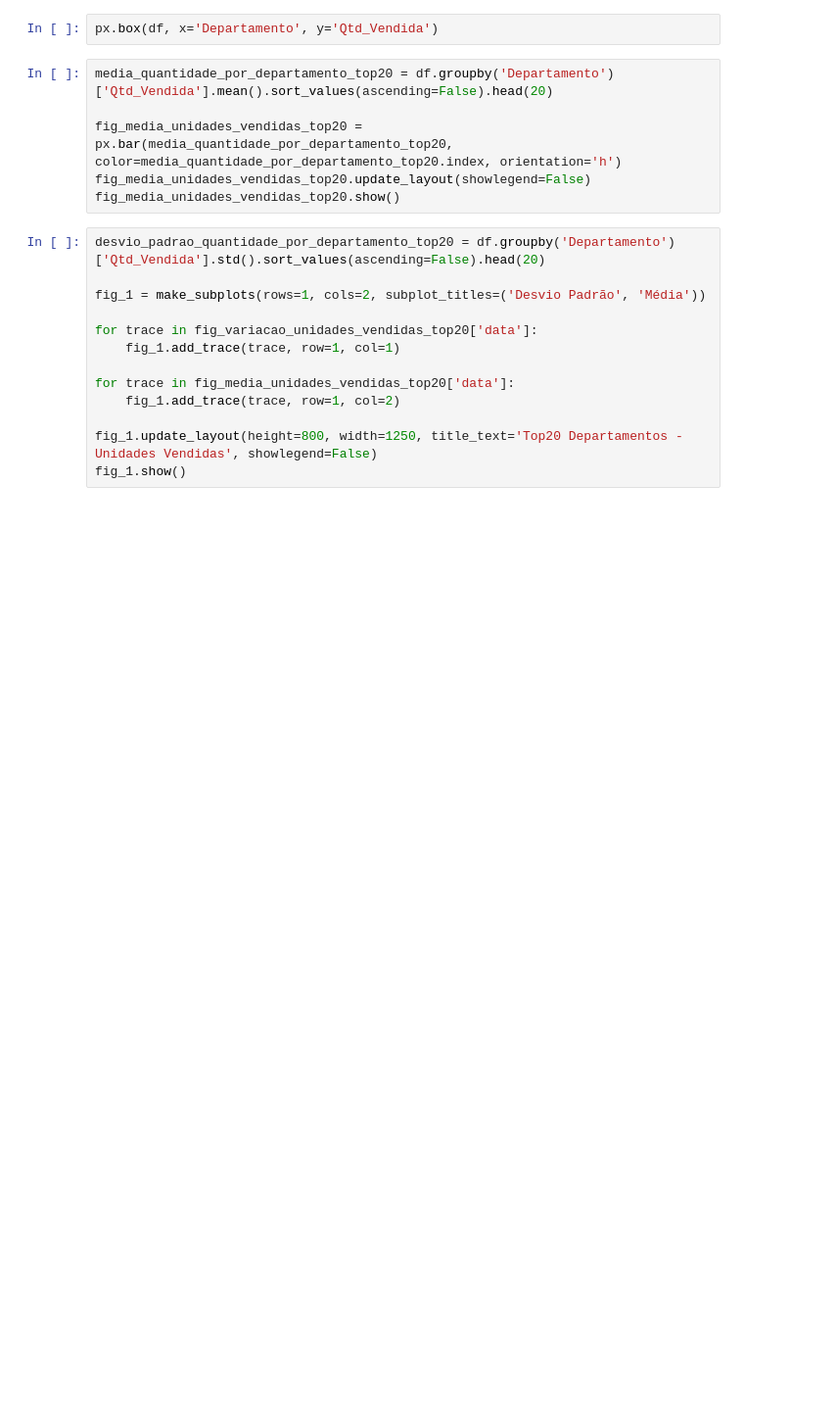
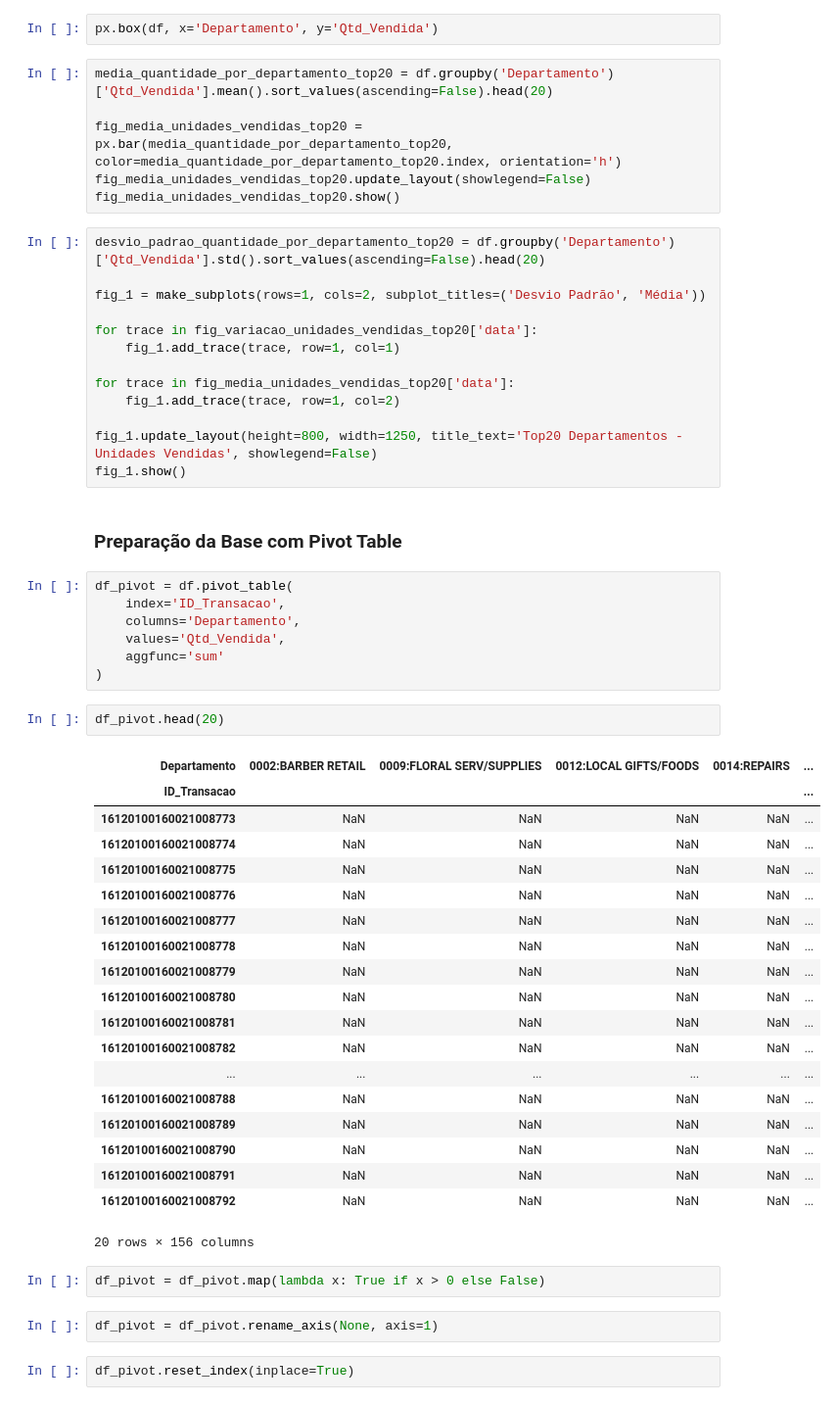
Before and after one commit to danilotavares-dev/association_roles_market_basket_analysis, a Jupyter notebook: market_basket_analysis.ipynb, the cells around one changed output. Shown at 98% size. Drawn from its saved outputs; the diff is of its cells as text; blank space fills up the shorter version.

```diff
--- a/market_basket_analysis.ipynb
+++ b/market_basket_analysis.ipynb
@@ -158,3 +157,40 @@ for trace in fig_media_unidades_vendidas_top20['data']:
 
 fig_1.update_layout(height=800, width=1250, title_text='Top20 Departamentos - Unidades Vendidas', showlegend=False)
 fig_1.show()
+# %% [markdown]
+### Preparação da Base com Pivot Table
+# %%
+df_pivot = df.pivot_table(
+    index='ID_Transacao',
+    columns='Departamento',
+    values='Qtd_Vendida',
+    aggfunc='sum'
+)
+# %%
+df_pivot.head(20)
+# %% [output]
+| Departamento | 0002:BARBER RETAIL | 0009:FLORAL SERV/SUPPLIES | 0012:LOCAL GIFTS/FOODS | 0014:REPAIRS | ... |
+| ID_Transacao |  |  |  |  | ... |
+| 16120100160021008773 | NaN | NaN | NaN | NaN | ... |
+| 16120100160021008774 | NaN | NaN | NaN | NaN | ... |
+| 16120100160021008775 | NaN | NaN | NaN | NaN | ... |
+| 16120100160021008776 | NaN | NaN | NaN | NaN | ... |
+| 16120100160021008777 | NaN | NaN | NaN | NaN | ... |
+| 16120100160021008778 | NaN | NaN | NaN | NaN | ... |
+| 16120100160021008779 | NaN | NaN | NaN | NaN | ... |
+| 16120100160021008780 | NaN | NaN | NaN | NaN | ... |
+| 16120100160021008781 | NaN | NaN | NaN | NaN | ... |
+| 16120100160021008782 | NaN | NaN | NaN | NaN | ... |
+| ... | ... | ... | ... | ... | ... |
+| 16120100160021008788 | NaN | NaN | NaN | NaN | ... |
+| 16120100160021008789 | NaN | NaN | NaN | NaN | ... |
+| 16120100160021008790 | NaN | NaN | NaN | NaN | ... |
+| 16120100160021008791 | NaN | NaN | NaN | NaN | ... |
+| 16120100160021008792 | NaN | NaN | NaN | NaN | ... |
+20 rows × 156 columns
+# %%
+df_pivot = df_pivot.map(lambda x: True if x > 0 else False)
+# %%
+df_pivot = df_pivot.rename_axis(None, axis=1)
+# %%
+df_pivot.reset_index(inplace=True)
```
Also changed, not shown: parts of 11 cells of this notebook.
